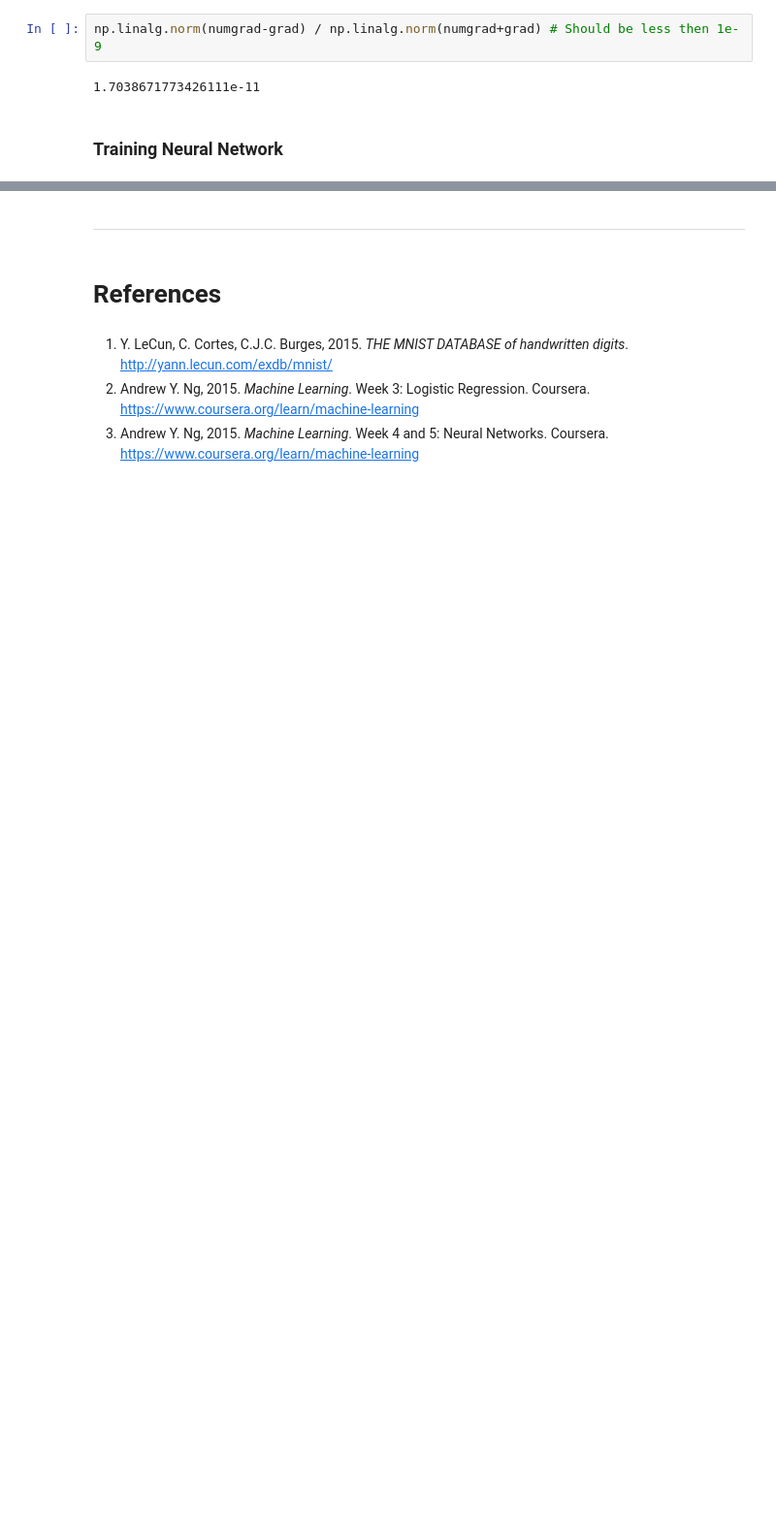
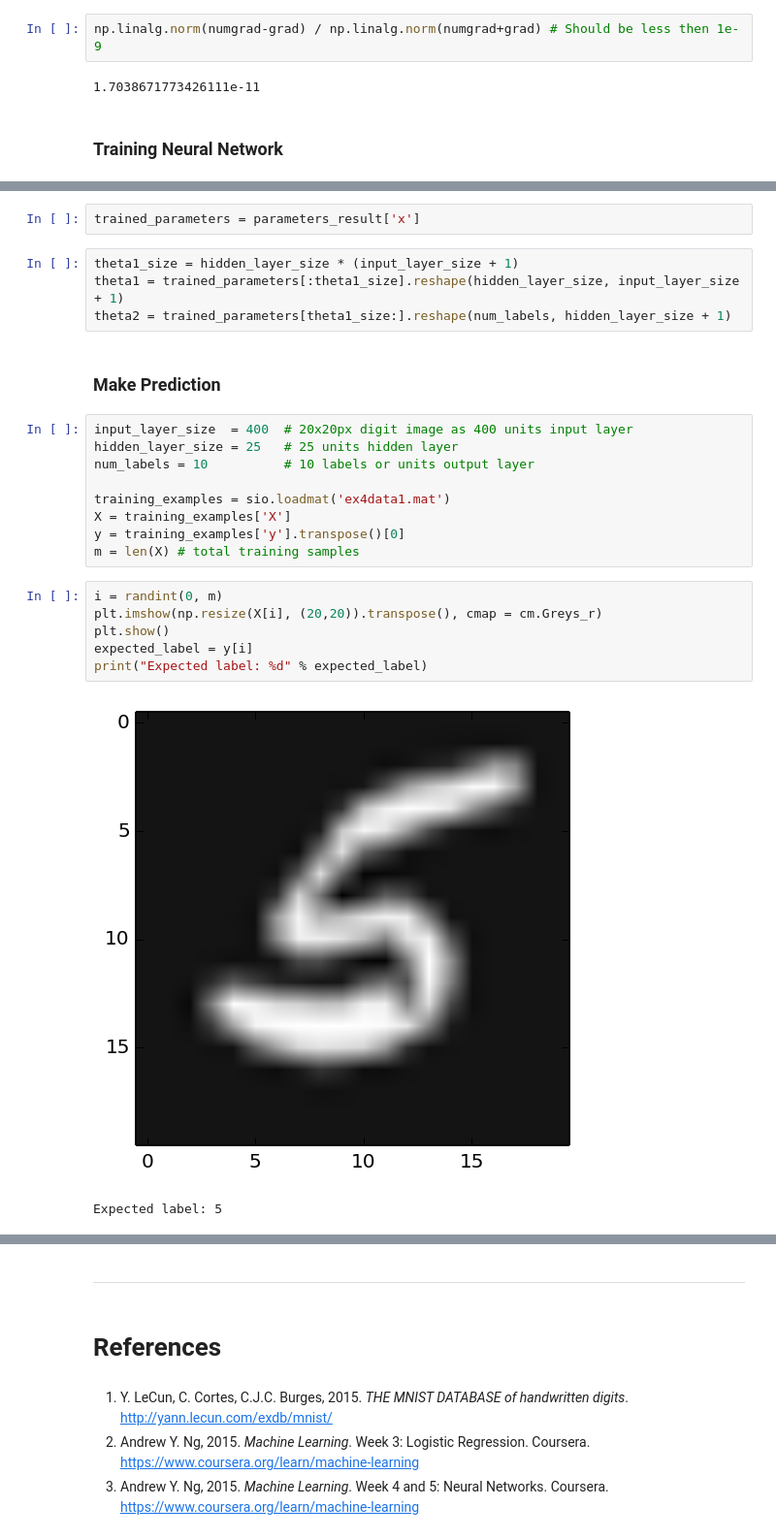
Before and after one commit to ekaakurniawan/iPyMacLern, a Jupyter notebook: W4_5/Neural Networks.ipynb, the cells around one changed output, grey strips where cells are left out. Shown at 97% size. Cells and saved outputs as stored; diff of their text form; blank space fills up the shorter version.

Commit message:
NN: Add Prediction

```diff
--- a/W4_5/Neural Networks.ipynb
+++ b/W4_5/Neural Networks.ipynb
@@ -526,0 +530,26 @@ print('Runtime: %s seconds' % int(toc - tic))
+# %%
+trained_parameters = parameters_result['x']
+# %%
+theta1_size = hidden_layer_size * (input_layer_size + 1)
+theta1 = trained_parameters[:theta1_size].reshape(hidden_layer_size, input_layer_size + 1)
+theta2 = trained_parameters[theta1_size:].reshape(num_labels, hidden_layer_size + 1)
+# %% [markdown]
+### Make Prediction
+# %%
+input_layer_size  = 400  # 20x20px digit image as 400 units input layer
+hidden_layer_size = 25   # 25 units hidden layer
+num_labels = 10          # 10 labels or units output layer
+
+training_examples = sio.loadmat('ex4data1.mat')
+X = training_examples['X']
+y = training_examples['y'].transpose()[0]
+m = len(X) # total training samples
+# %%
+i = randint(0, m)
+plt.imshow(np.resize(X[i], (20,20)).transpose(), cmap = cm.Greys_r)
+plt.show()
+expected_label = y[i]
+print("Expected label: %d" % expected_label)
+# %% [output]
+[figure, added]
+Expected label: 5
```
Also changed, not shown: parts of 7 cells of this notebook.
